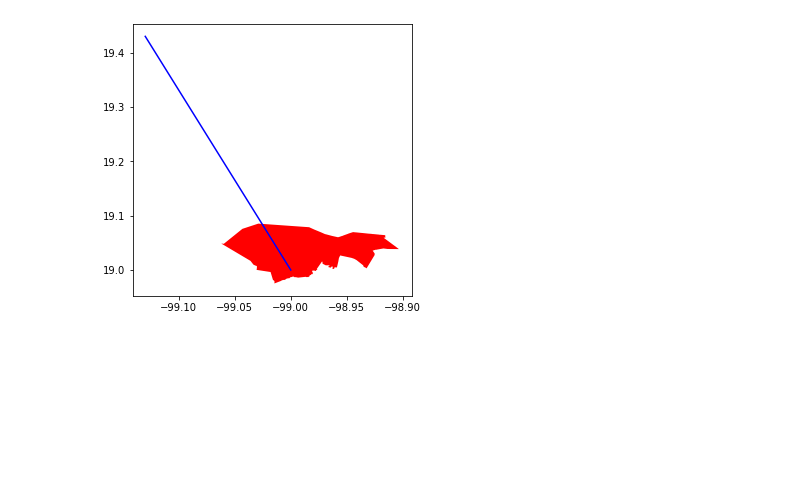
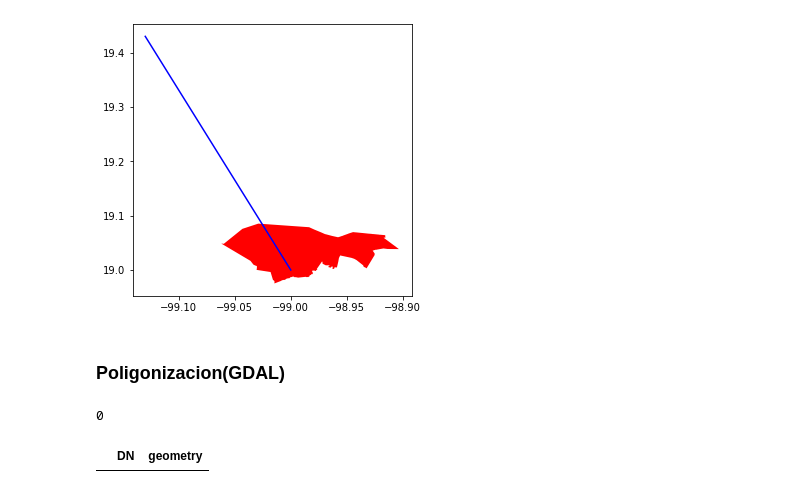
Before and after one commit to UrielMendoza/Curso-RV-python, a Jupyter notebook: Miercoles_resuelto.ipynb, the cells around one changed output. Saved outputs shown, nothing was run; the diff lists cells and outputs as text; code cells hidden in the pictures; blank space fills up the shorter version.

```diff
--- a/Miercoles_resuelto.ipynb
+++ b/Miercoles_resuelto.ipynb
@@ -465,3 +465,26 @@ Perimetro: 107.34337
 Distancia: 0.35912803156391976
 [<matplotlib.patches.Polygon at 0x...>]
 [figure]
+# %% [markdown]
+### Poligonizacion(GDAL)
+# %%
+from osgeo import ogr,osr
+
+dst_layername = 'ndwi.shp'
+drv = ogr.GetDriverByName("ESRI Shapefile")
+dst_ds = drv.CreateDataSource(dst_layername)
+srs = osr.SpatialReference()
+srs.ImportFromProj4("+proj=longlat +ellps=WGS84 +datum=WGS84 +no_defs")
+dst_layer = dst_ds.CreateLayer(dst_layername, srs=srs)
+fd = ogr.FieldDefn("DN", ogr.OFTInteger)
+dst_layer.CreateField(fd)
+dst_field = dst_layer.GetLayerDefn().GetFieldIndex("DN")
+gdal.Polygonize(ds.GetRasterBand(1), None, dst_layer, dst_field, [], callback=None)
+# %% [output]
+0
+# %%
+df2 = gpd.read_file('ndwi.shp')
+# %%
+df2
+# %% [output]
+|  | DN | geometry |
```
